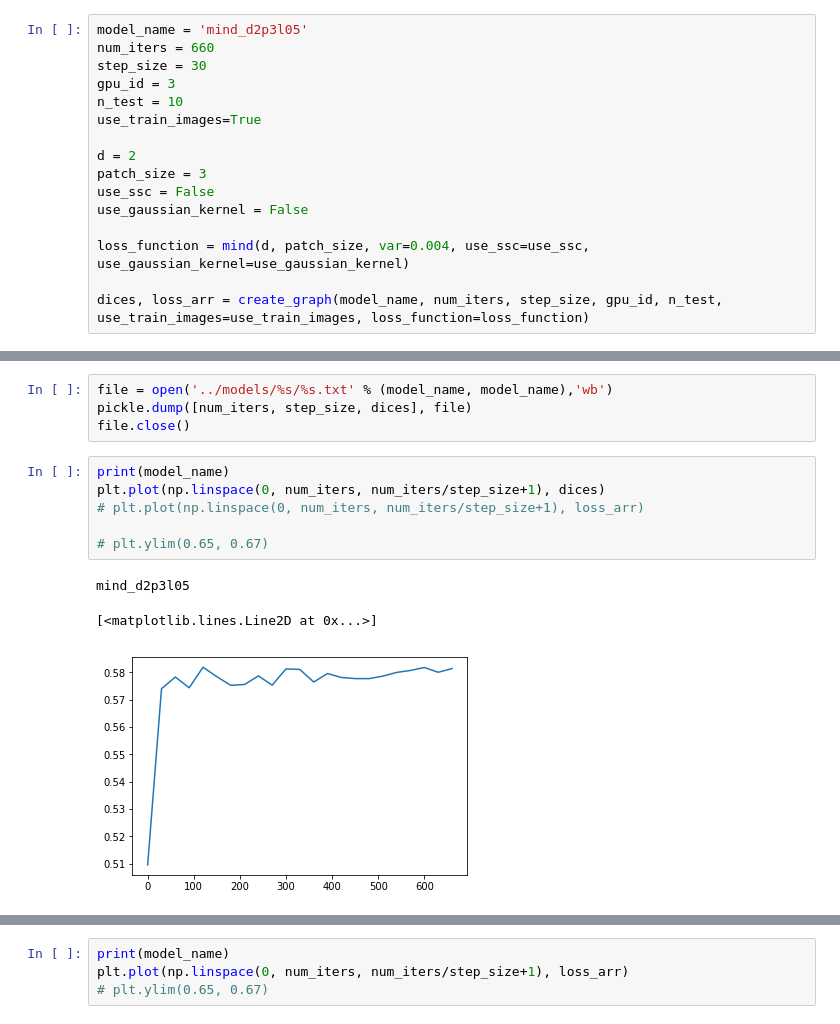
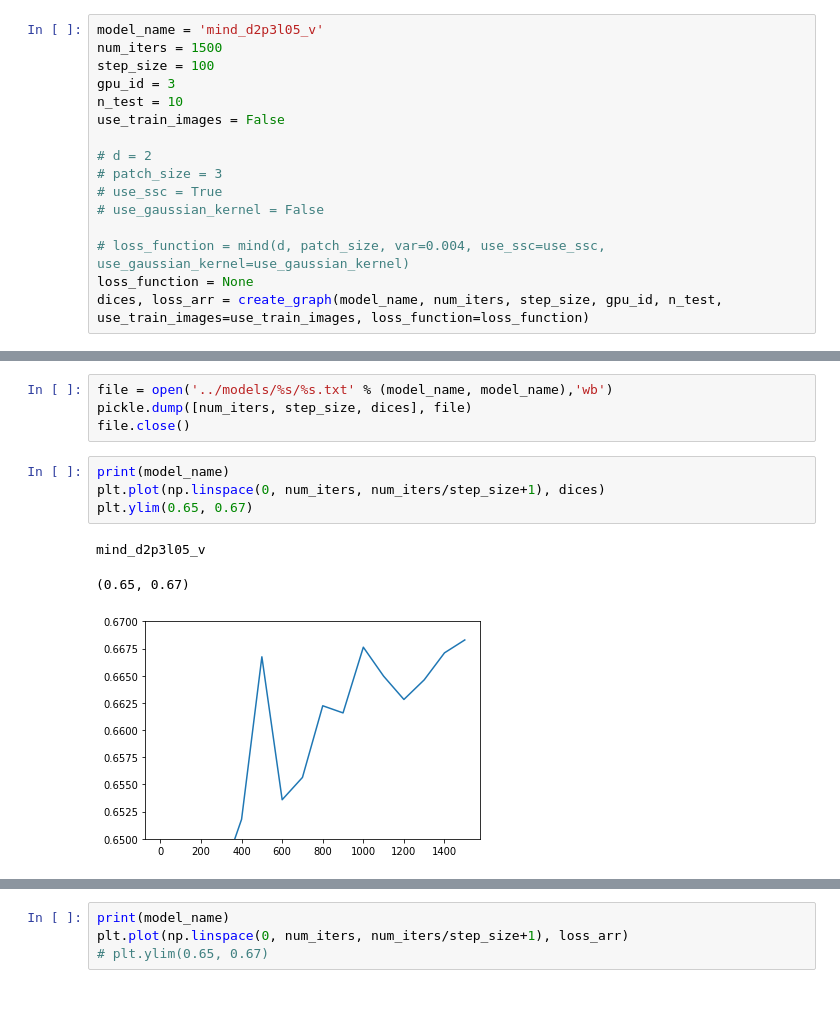
Before and after one commit to ckguo/voxelmorph, a Jupyter notebook: notebooks/dice_epoch_graph_mind_t2_t1.ipynb, the cells around one changed output, grey strips where cells are left out. Cells and saved outputs as stored; diff of their text form.

```diff
--- a/notebooks/dice_epoch_graph_mind_t2_t1.ipynb
+++ b/notebooks/dice_epoch_graph_mind_t2_t1.ipynb
@@ -252,20 +269,20 @@ def create_graph(model_name, iter_num, step_size, gpu_id, n_test, use_train_imag
             loss_arr.append(np.mean(loss_means))
     return dices, loss_arr
 # %%
-model_name = 'mind_d2p3l05'
-num_iters = 660
-step_size = 30
+model_name = 'mind_d2p3l05_v'
+num_iters = 1500
+step_size = 100
 gpu_id = 3
 n_test = 10
-use_train_images=True
+use_train_images = False
 
-d = 2
-patch_size = 3
-use_ssc = False
-use_gaussian_kernel = False
+# d = 2
+# patch_size = 3
+# use_ssc = True
+# use_gaussian_kernel = False
 
-loss_function = mind(d, patch_size, var=0.004, use_ssc=use_ssc, use_gaussian_kernel=use_gaussian_kernel)
-
+# loss_function = mind(d, patch_size, var=0.004, use_ssc=use_ssc, use_gaussian_kernel=use_gaussian_kernel)
+loss_function = None
 dices, loss_arr = create_graph(model_name, num_iters, step_size, gpu_id, n_test, use_train_images=use_train_images, loss_function=loss_function)
 # %% [output]
 Using GPU:3 with 0% of the memory
@@ -305,10 +309,8 @@ file.close()
 # %%
 print(model_name)
 plt.plot(np.linspace(0, num_iters, num_iters/step_size+1), dices)
-# plt.plot(np.linspace(0, num_iters, num_iters/step_size+1), loss_arr)
-
-# plt.ylim(0.65, 0.67)
+plt.ylim(0.65, 0.67)
 # %% [output]
-mind_d2p3l05
+mind_d2p3l05_v
-[<matplotlib.lines.Line2D at 0x...>]
+(0.65, 0.67)
-[figure, old version]
+[figure, new version]
```
Also changed, not shown: parts of 4 cells of this notebook, 13 other files.
